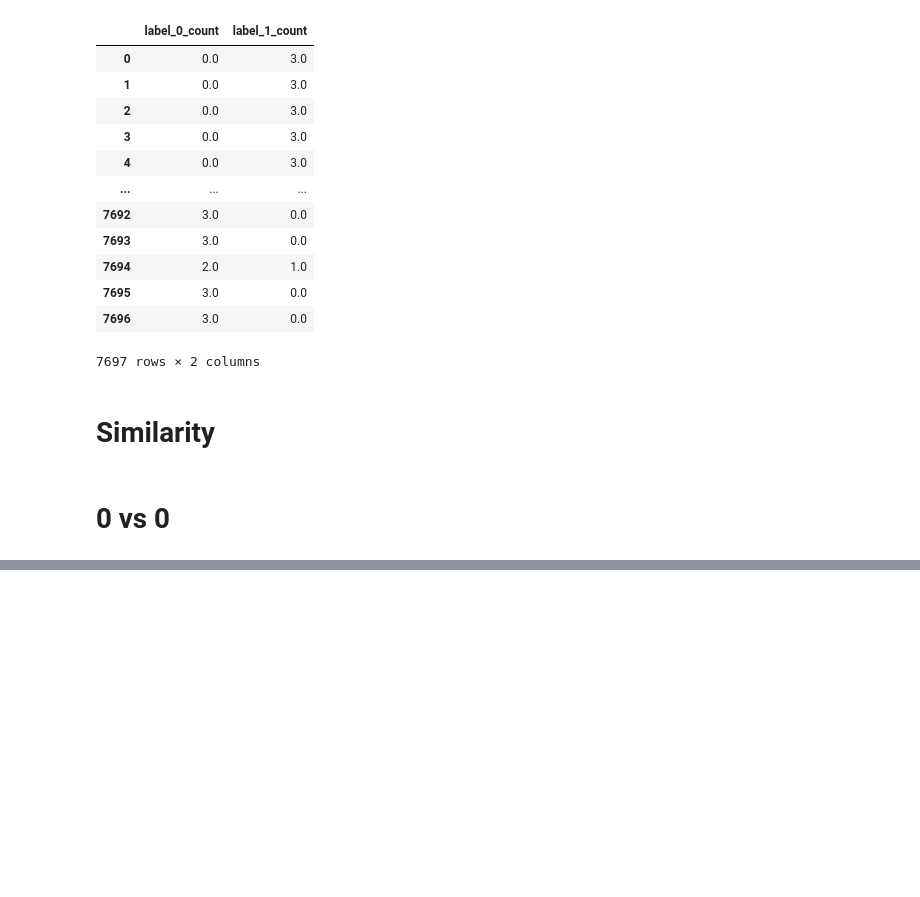
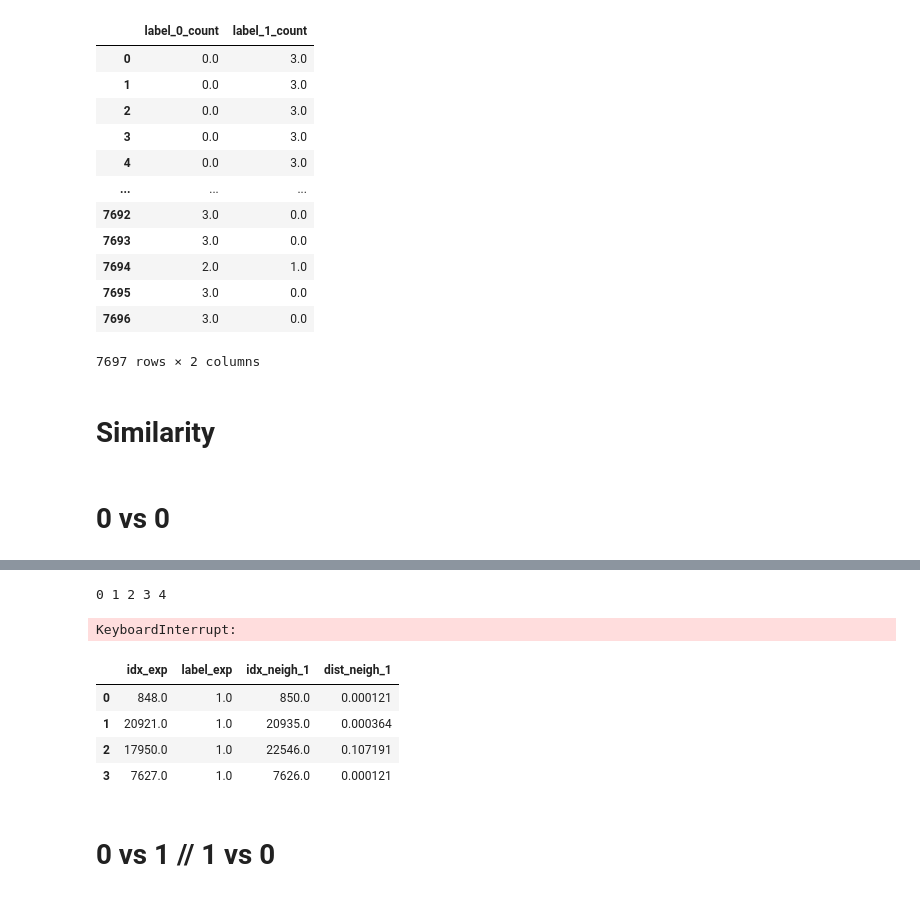
Before and after one commit to simonedambrosi/MLTOX-Simone, a Jupyter notebook: Script per tesi/RASAR .ipynb, the cells around one changed output, grey strips where cells are left out. Saved outputs shown, nothing was run; the diff lists cells and outputs as text; code cells hidden in the pictures; blank space fills up the shorter version.

```diff
--- a/Script per tesi/RASAR .ipynb
+++ b/Script per tesi/RASAR .ipynb
@@ -319,0 +338,10 @@ Name: 5050, dtype: object
+# %%
+dist_matr = basic_matrix(one_exp, categorical, non_categorical, a_ham = 0.0015789473684210526)
+a_pub = 0.016206896551724137
+print(ctime())
+dist_matr += a_pub * pubchem2d_matrix(one_exp)
+print(ctime())
+
+dist_matr = pd.DataFrame(dist_matr)
+# relativizzo
+# dist_matr = dist_matr / np.max(dist_matr)
@@ -319,0 +351,35 @@ Name: 5050, dtype: object
+# %%
+b = pd.DataFrame(columns = ['idx_exp', 'label_exp', 'idx_neigh_1', 'dist_neigh_1'])
+y_one = np.repeat(1, len_one-1)
+
+for i in range(len_one):
+    print(i, end = ' ')
+    neigh = KNeighborsClassifier(metric = 'precomputed', n_neighbors=1, n_jobs=-2, leaf_size=80)
+    neigh.fit(dist_matr.drop(index = i,columns = i), y_one)
+    nbors = neigh.kneighbors(dist_matr.iloc[i].drop(i).values.reshape((1,-1)), return_distance = True)
+
+    cod_exp = one_exp.iloc[i].name
+    #     label_exp = 0
+
+    if nbors[1][0][0] > i:
+        cod_neigh_1 = one_exp.iloc[nbors[1][0][0]+1].name
+    else:
+        cod_neigh_1 = one_exp.iloc[nbors[1][0][0]].name
+
+    dist_neigh_1 = nbors[0][0][0]
+
+    b = b.append({'idx_exp': cod_exp, 'label_exp': 1, 'idx_neigh_1': cod_neigh_1, 'dist_neigh_1': dist_neigh_1},
+                ignore_index = True)
+# %% [output]
+0 1 2 3 4
+KeyboardInterrupt:
+# %%
+b
+# %% [output]
+|  | idx_exp | label_exp | idx_neigh_1 | dist_neigh_1 |
+| 0 | 848.0 | 1.0 | 850.0 | 0.000121 |
+| 1 | 20921.0 | 1.0 | 20935.0 | 0.000364 |
+| 2 | 17950.0 | 1.0 | 22546.0 | 0.107191 |
+| 3 | 7627.0 | 1.0 | 7626.0 | 0.000121 |
+# %% [markdown]
+# 0 vs 1 // 1 vs 0
```
Also changed, not shown: parts of 22 cells of this notebook, 1 other file.
